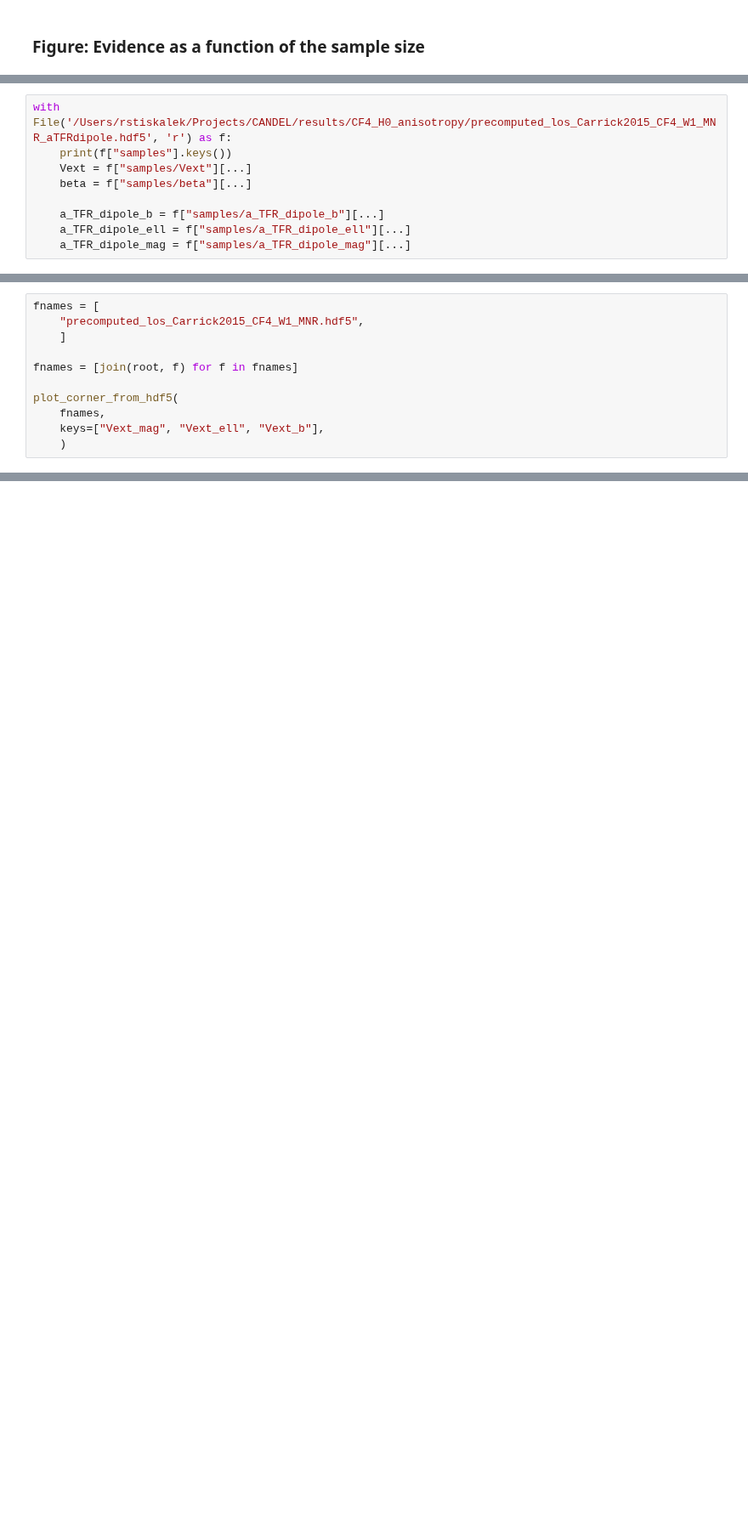
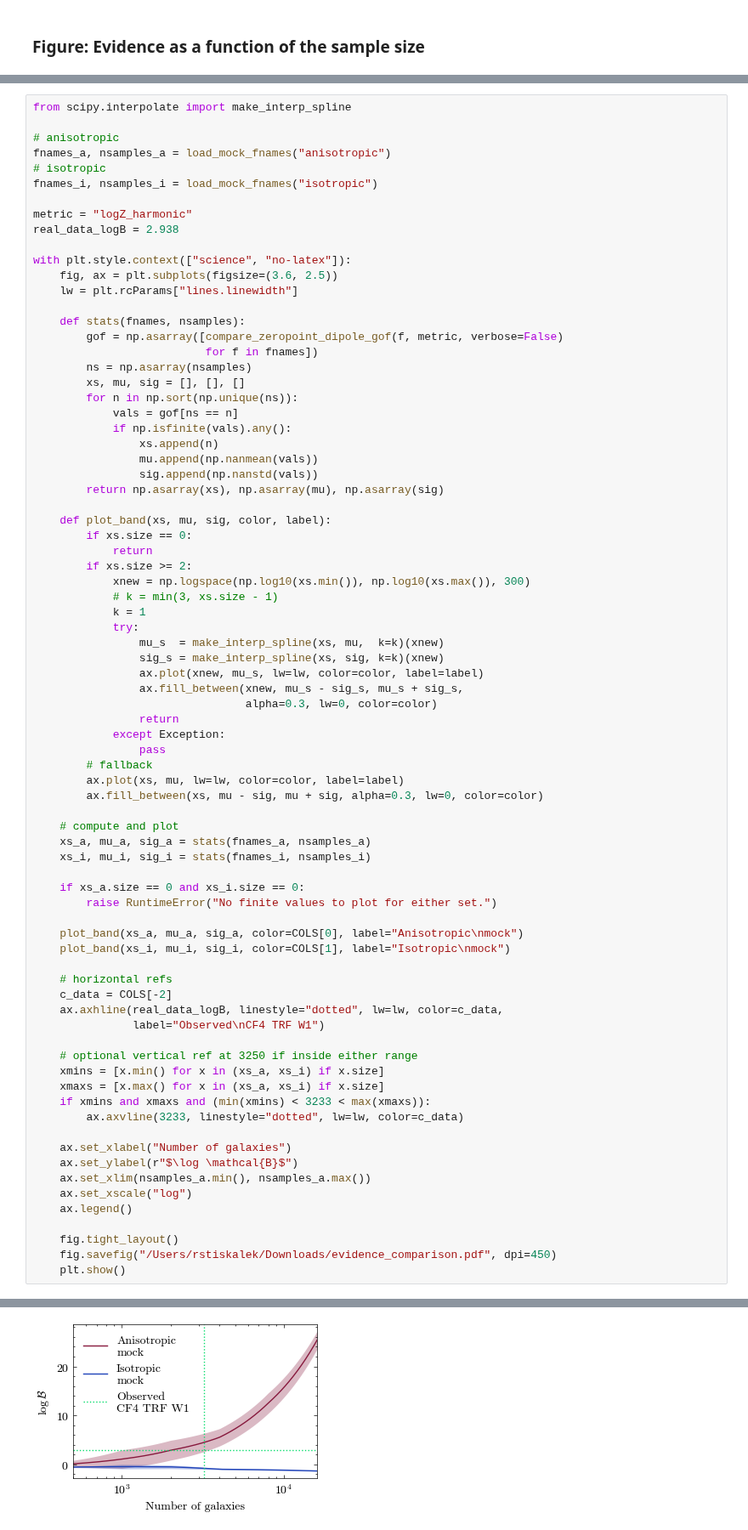
Before and after one commit to candel-cosmo/CANDEL, a Jupyter notebook: notebooks/paper_H0_dipole/main_dH0_TFR.ipynb, the cells around one changed output, grey strips where cells are left out. Shown at 85% size. Saved outputs shown, nothing was run; the diff lists cells and outputs as text; blank space fills up the shorter version.

```diff
--- a/notebooks/paper_H0_dipole/main_dH0_TFR.ipynb
+++ b/notebooks/paper_H0_dipole/main_dH0_TFR.ipynb
@@ -417,9 +532,0 @@ B = B[0]
-# %%
-with File('/Users/rstiskalek/Projects/CANDEL/results/CF4_H0_anisotropy/precomputed_los_Carrick2015_CF4_W1_MNR_aTFRdipole.hdf5', 'r') as f:
-    print(f["samples"].keys())
-    Vext = f["samples/Vext"][...]
-    beta = f["samples/beta"][...]
-
-    a_TFR_dipole_b = f["samples/a_TFR_dipole_b"][...]
-    a_TFR_dipole_ell = f["samples/a_TFR_dipole_ell"][...]
-    a_TFR_dipole_mag = f["samples/a_TFR_dipole_mag"][...]
@@ -525,11 +532,0 @@ plt.show()
-# %%
-fnames = [
-    "precomputed_los_Carrick2015_CF4_W1_MNR.hdf5",
-    ]
-
-fnames = [join(root, f) for f in fnames]
-
-plot_corner_from_hdf5(
-    fnames,
-    keys=["Vext_mag", "Vext_ell", "Vext_b"],
-    )
@@ -535,0 +536,79 @@ plot_corner_from_hdf5(
+# %%
+from scipy.interpolate import make_interp_spline
+
+# anisotropic
+fnames_a, nsamples_a = load_mock_fnames("anisotropic")
+# isotropic
+fnames_i, nsamples_i = load_mock_fnames("isotropic")
+
+metric = "logZ_harmonic"
+real_data_logB = 2.938
+
+with plt.style.context(["science", "no-latex"]):
+    fig, ax = plt.subplots(figsize=(3.6, 2.5))
+    lw = plt.rcParams["lines.linewidth"]
+
+    def stats(fnames, nsamples):
+        gof = np.asarray([compare_zeropoint_dipole_gof(f, metric, verbose=False)
+                          for f in fnames])
+        ns = np.asarray(nsamples)
+        xs, mu, sig = [], [], []
+        for n in np.sort(np.unique(ns)):
+            vals = gof[ns == n]
+            if np.isfinite(vals).any():
+                xs.append(n)
+                mu.append(np.nanmean(vals))
+                sig.append(np.nanstd(vals))
+        return np.asarray(xs), np.asarray(mu), np.asarray(sig)
+
+    def plot_band(xs, mu, sig, color, label):
+        if xs.size == 0:
+            return
+        if xs.size >= 2:
+            xnew = np.logspace(np.log10(xs.min()), np.log10(xs.max()), 300)
+            # k = min(3, xs.size - 1)
+            k = 1
+            try:
+                mu_s  = make_interp_spline(xs, mu,  k=k)(xnew)
+                sig_s = make_interp_spline(xs, sig, k=k)(xnew)
+                ax.plot(xnew, mu_s, lw=lw, color=color, label=label)
+                ax.fill_between(xnew, mu_s - sig_s, mu_s + sig_s,
+                                alpha=0.3, lw=0, color=color)
+                return
+            except Exception:
+                pass
+        # fallback
+        ax.plot(xs, mu, lw=lw, color=color, label=label)
+        ax.fill_between(xs, mu - sig, mu + sig, alpha=0.3, lw=0, color=color)
+
+    # compute and plot
+    xs_a, mu_a, sig_a = stats(fnames_a, nsamples_a)
+    xs_i, mu_i, sig_i = stats(fnames_i, nsamples_i)
+
+    if xs_a.size == 0 and xs_i.size == 0:
+        raise RuntimeError("No finite values to plot for either set.")
+
+    plot_band(xs_a, mu_a, sig_a, color=COLS[0], label="Anisotropic\nmock")
+    plot_band(xs_i, mu_i, sig_i, color=COLS[1], label="Isotropic\nmock")
+
+    # horizontal refs
+    c_data = COLS[-2]
+    ax.axhline(real_data_logB, linestyle="dotted", lw=lw, color=c_data,
+               label="Observed\nCF4 TRF W1")
+
+    # optional vertical ref at 3250 if inside either range
+    xmins = [x.min() for x in (xs_a, xs_i) if x.size]
+    xmaxs = [x.max() for x in (xs_a, xs_i) if x.size]
+    if xmins and xmaxs and (min(xmins) < 3233 < max(xmaxs)):
+        ax.axvline(3233, linestyle="dotted", lw=lw, color=c_data)
+
+    ax.set_xlabel("Number of galaxies")
+    ax.set_ylabel(r"$\log \mathcal{B}$")
+    ax.set_xlim(nsamples_a.min(), nsamples_a.max())
+    ax.set_xscale("log")
+    ax.legend()
+
+    fig.tight_layout()
+    fig.savefig("/Users/rstiskalek/Downloads/evidence_comparison.pdf", dpi=450)
+    plt.show()
+# %% [output]
@@ -535,0 +617 @@ plot_corner_from_hdf5(
+[figure, added]
```
Also changed, not shown: parts of 46 cells of this notebook, 31 other files.
